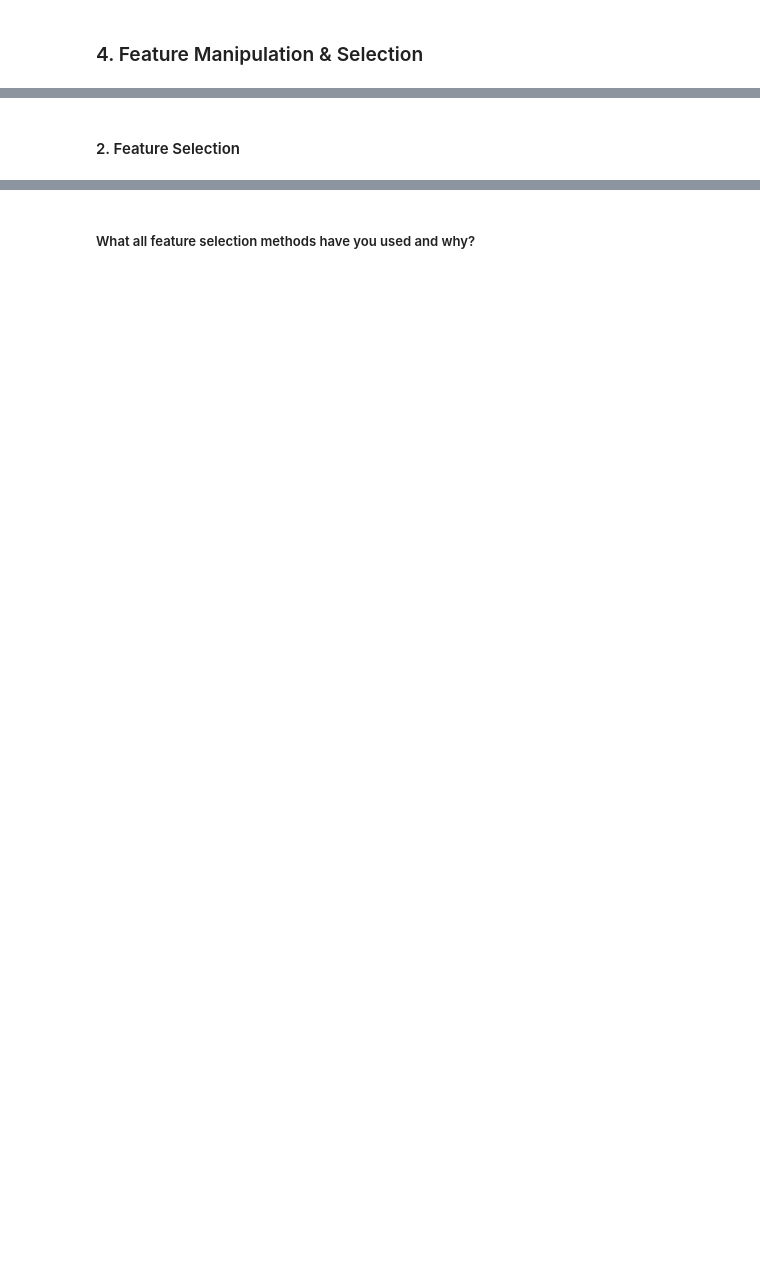
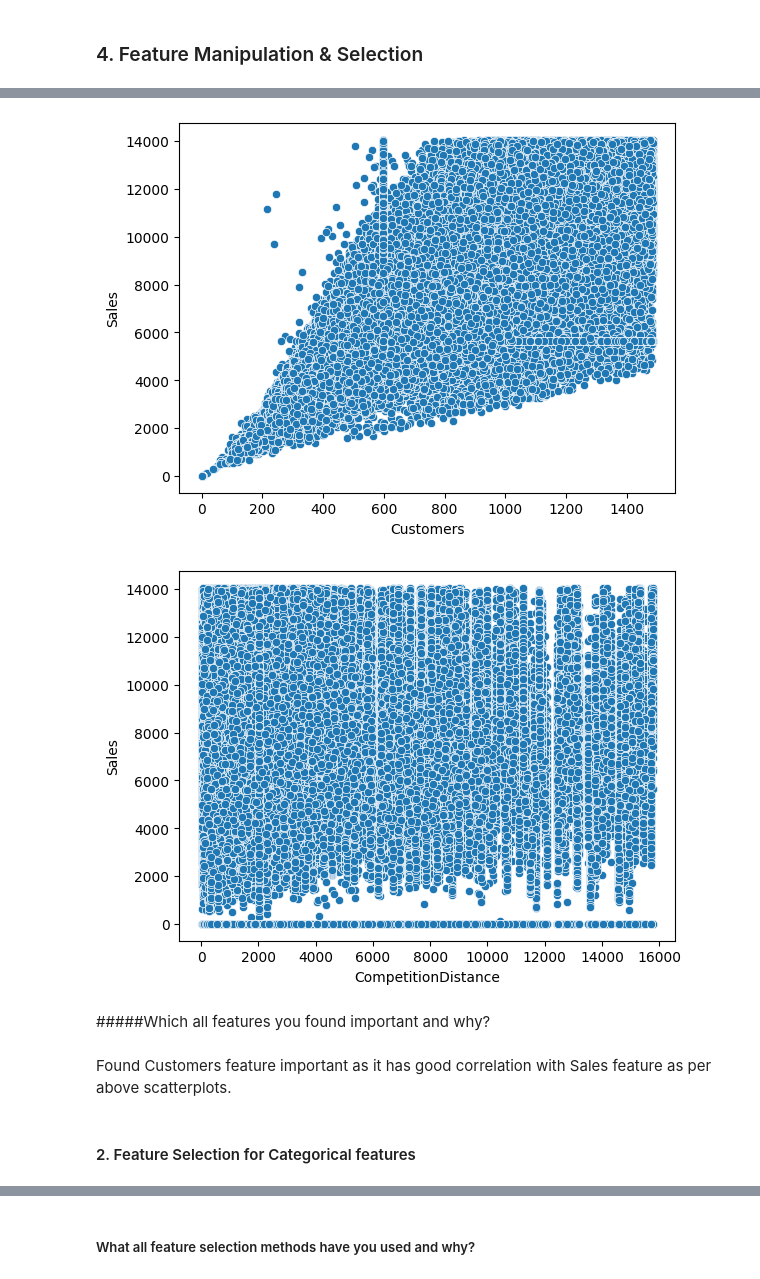
Before and after one commit to dhar9571/Retail-Sales-Prediction-ML-Regression, a Jupyter notebook: Capstone_Project_Retail_Sales_Prediction_ML_Regression.ipynb, the cells around one changed output, grey strips where cells are left out. Cells and saved outputs as stored; diff of their text form; code cells hidden in the pictures; blank space fills up the shorter version.

```diff
--- a/Capstone_Project_Retail_Sales_Prediction_ML_Regression.ipynb
+++ b/Capstone_Project_Retail_Sales_Prediction_ML_Regression.ipynb
@@ -1145,2 +1146,10 @@ Observation: As we can see that all these 3 columns have outliers which may affe
+# %%
+# Filling null values with median as still some outliers are present as per above boxplots:
+
+df["Sales"].fillna(df["Sales"].median(),inplace=True)
+
+df["Customers"].fillna(df["Customers"].median(),inplace=True)
+
+df["CompetitionDistance"].fillna(df["CompetitionDistance"].median(),inplace=True)
 # %% [markdown]
 ##### What all outlier treatment techniques have you used and why did you use those techniques?
@@ -1152,0 +1162,12 @@ Answer Here.
+# %%
+# importing LabelEncoder and creating an object for the same:
+
+from sklearn.preprocessing import LabelEncoder
+
+label = LabelEncoder()
+
+# Encoding the PromoInterval, StoreType and Assortment columns
+
+df["PromoInterval"] = label.fit_transform(df["PromoInterval"])
+df["StoreType"] = label.fit_transform(df["StoreType"])
+df["Assortment"] = label.fit_transform(df["Assortment"])
@@ -1152,0 +1185,12 @@ Answer Here.
+# %%
+# Replacing StateHoliday stringtype "0" values with 0:
+
+df["StateHoliday"].replace("0",0,inplace=True)
+
+# Replacing StateHoliday 0 integer values with d:
+
+df["StateHoliday"].replace(0,"d",inplace=True)
+
+# Performing labelencoding
+
+df["StateHoliday"] = label.fit_transform(df["StateHoliday"])
@@ -1153,2 +1203,6 @@ Answer Here.
+# %%
+# Converting the object datatype to integer:
+
+df[['Day', 'Month', 'Year']] = df[['Day', 'Month', 'Year']].astype(int)
 # %% [markdown]
 #### What all categorical encoding techniques have you used & why did you use those techniques?
@@ -1214,2 +1248,9 @@ Answer Here.
 # %%
 # Manipulate Features to minimize feature correlation and create new features
+
+for item in ['Customers','CompetitionDistance']:
+  sns.scatterplot(x=df[item],y=df["Sales"])
+  plt.show()
+# %% [output]
+[figure, added]
+[figure, added]
@@ -1216,2 +1261,6 @@ Answer Here.
+# %% [markdown]
+#####Which all features you found important and why?
+# %% [markdown]
+Found Customers feature important as it has good correlation with Sales feature as per above scatterplots.
 # %% [markdown]
-#### 2. Feature Selection
+#### 2. Feature Selection for Categorical features
```
Also changed, not shown: parts of 58 cells of this notebook.
